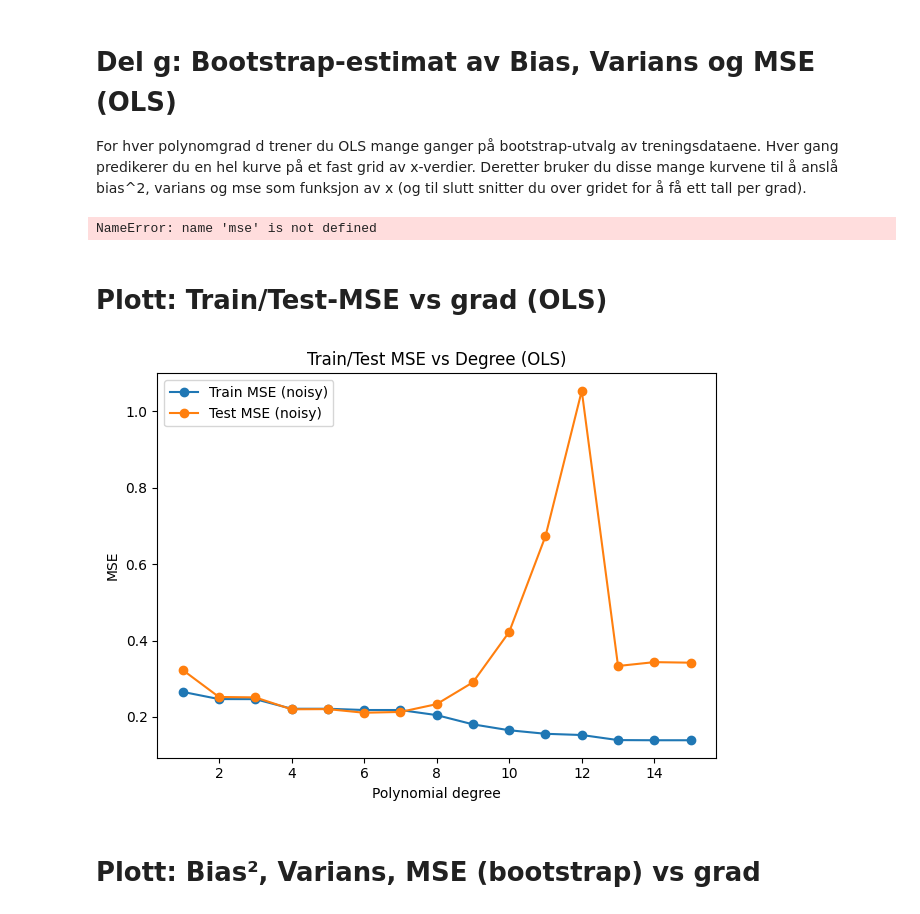
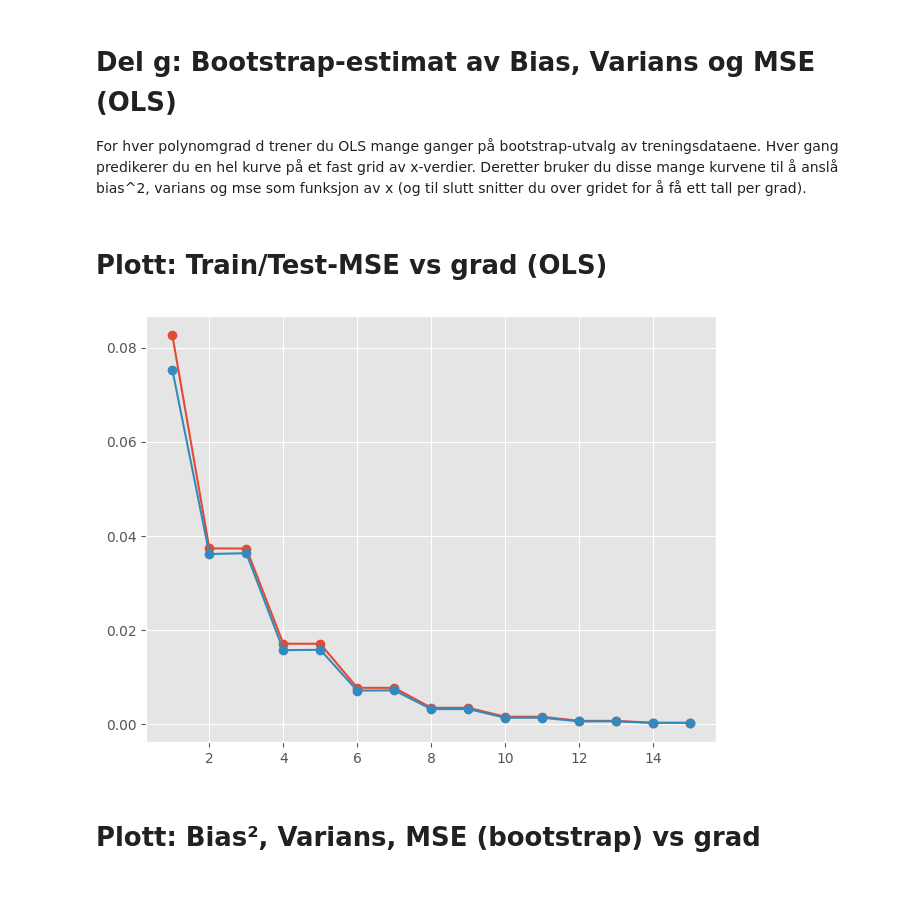
Before and after one commit to kjes4pres/Project_1_FYSSTK, a Jupyter notebook: Code/g_and_h.ipynb, the cells around one changed output. Cells and saved outputs as stored; diff of their text form; code cells hidden in the pictures.

```diff
--- a/Code/g_and_h.ipynb
+++ b/Code/g_and_h.ipynb
@@ -27,37 +21,19 @@ def f_true(x):
 # %% [markdown]
 # Make dataset
 # %%
-#Lage datasett
-def make_dataset(n, sigma, seed=seed):
-    rng_local = np.random.default_rng(seed)
-    x = np.linspace(-1, 1, n)
-
-    y_clean = f_true(x)
-    noise = sigma * rng_local.standard_normal(n)
-    y = y_clean + noise
-
-    x_train, x_test, y_train, y_test = train_test_split(
-        x, y, test_size=0.2, random_state=seed, shuffle=True
-    )
-
-    train = (x_train, y_train)
-    test  = (x_test, y_test)
-    full  = (x, y, y_clean)
-    return train, test, full
-
-n_points = 80
-sigma = 0.5
+n_points = 2000
 
 degrees = list(range(1, 16)) #polynomial degrees
 
 n_boots_reps = 300 #number of bootstrap replicates
 n_k_folds = 10 #number of k-folds
 
-ridge_alphas = np.logspace(-4, 2, 15) #alpha eller lambda, feilen "straffen" i ridge
-lasso_alphas = np.logspace(-4, 2, 15) #alpha eller lambda, feilen "straffen" i lasso
+#ridge_lambdas = np.logspace(-4, 2, 15) #alpha eller lambda, feilen "straffen" i ridge
+#lasso_lambdas = np.logspace(-4, 2, 15) #alpha eller lambda, feilen "straffen" i lasso
+lambdas = np.logspace(-4, 2, 15) #feilen "straffen" i ridge og lasso
 
 # Lag datasett
-(train, test, full) = make_dataset(n=n_points, sigma=sigma)
+(train, test, full) = make_data(n=n_points)
 
 x_train, y_train = train
 x_test, y_test = test
@@ -91,22 +67,20 @@ deg, bias2_boots, var_boots, mse_boots, train_mse, test_mse = (
     boot_results["train_mse"],
     boot_results["test_mse"],
 )
-# %% [output]
-NameError: name 'mse' is not defined
 # %% [markdown]
 # Plott: Train/Test-MSE vs grad (OLS)
 # %%
 plt.figure()
 plt.plot(deg, train_mse, marker='o', label='Train MSE (noisy)')
 plt.plot(deg, test_mse, marker='o', label='Test MSE (noisy)')
-plt.xlabel('Polynomial degree')
-plt.ylabel('MSE')
-plt.title('Train/Test MSE vs Degree (OLS)')
-plt.legend()
+#plt.xlabel('Polynomial degree')
+#plt.ylabel('MSE')
+#plt.title('Train/Test MSE vs Degree (OLS)')
+#plt.legend()
 plt.tight_layout()
 plt.show()
 # %% [output]
-[figure, old version]
+[figure, new version]
 # %% [markdown]
 # Plott: Bias², Varians, MSE (bootstrap) vs grad
 # %%
```
Also changed, not shown: parts of 6 cells of this notebook, 1 other file.
